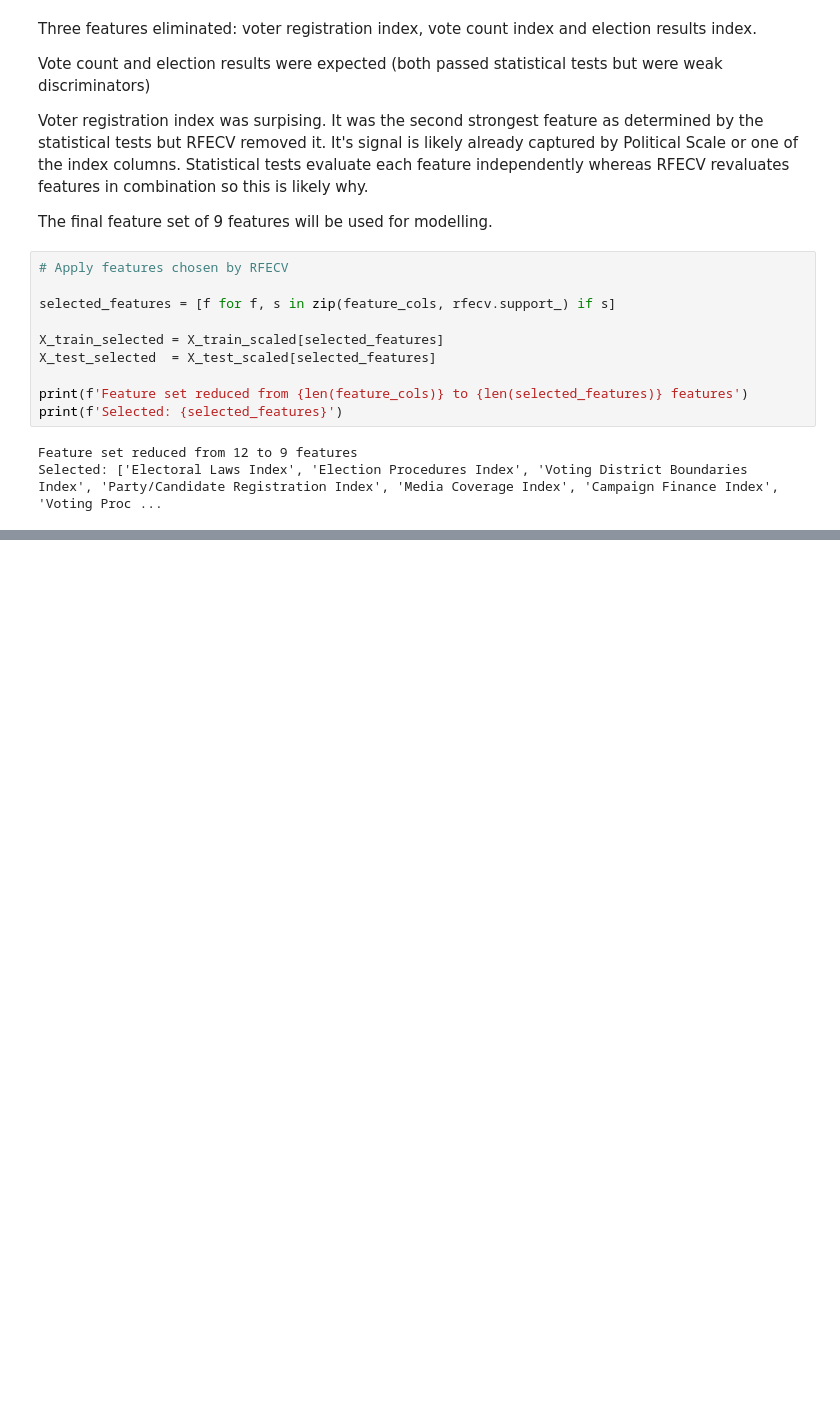
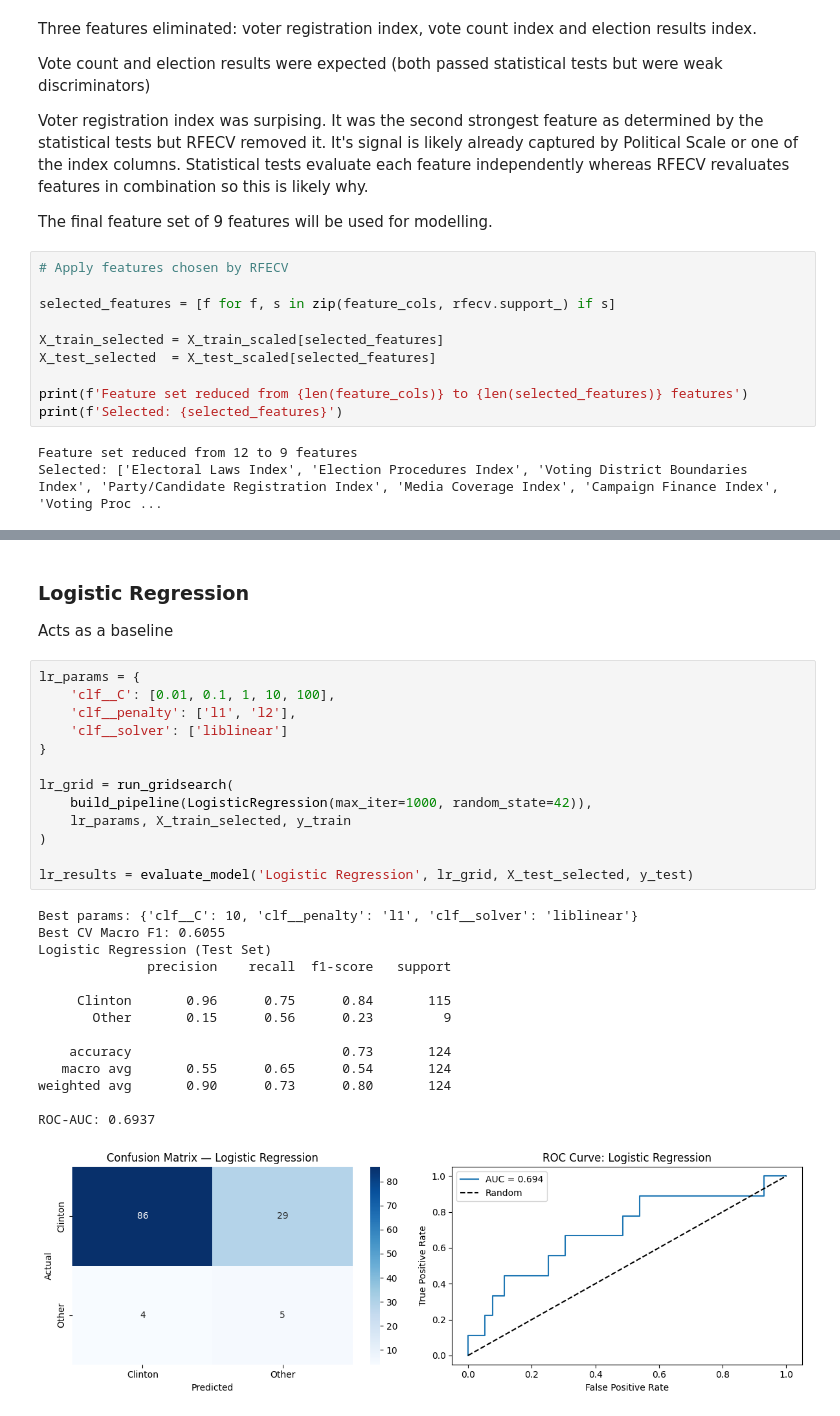
Before and after one commit to charlottedavidson524/2016_US_Election_ML, a Jupyter notebook: notebook/classification_training.ipynb, the cells around one changed output, grey strips where cells are left out. Saved outputs shown, nothing was run; the diff lists cells and outputs as text; blank space fills up the shorter version.

Commit message:
Class imbalance and modelling

```diff
--- a/notebook/classification_training.ipynb
+++ b/notebook/classification_training.ipynb
@@ -303,0 +494,32 @@ Selected: ['Electoral Laws Index', 'Election Procedures Index', 'Voting District
+# %% [markdown]
+### Logistic Regression
+
+Acts as a baseline
+# %%
+lr_params = {
+    'clf__C': [0.01, 0.1, 1, 10, 100],
+    'clf__penalty': ['l1', 'l2'],
+    'clf__solver': ['liblinear']
+}
+
+lr_grid = run_gridsearch(
+    build_pipeline(LogisticRegression(max_iter=1000, random_state=42)),
+    lr_params, X_train_selected, y_train
+)
+
+lr_results = evaluate_model('Logistic Regression', lr_grid, X_test_selected, y_test)
+# %% [output]
+Best params: {'clf__C': 10, 'clf__penalty': 'l1', 'clf__solver': 'liblinear'}
+Best CV Macro F1: 0.6055
+Logistic Regression (Test Set)
+              precision    recall  f1-score   support
+
+     Clinton       0.96      0.75      0.84       115
+       Other       0.15      0.56      0.23         9
+
+    accuracy                           0.73       124
+   macro avg       0.55      0.65      0.54       124
+weighted avg       0.90      0.73      0.80       124
+
+ROC-AUC: 0.6937
+[figure, added]
```
Also changed, not shown: parts of 16 cells of this notebook.
